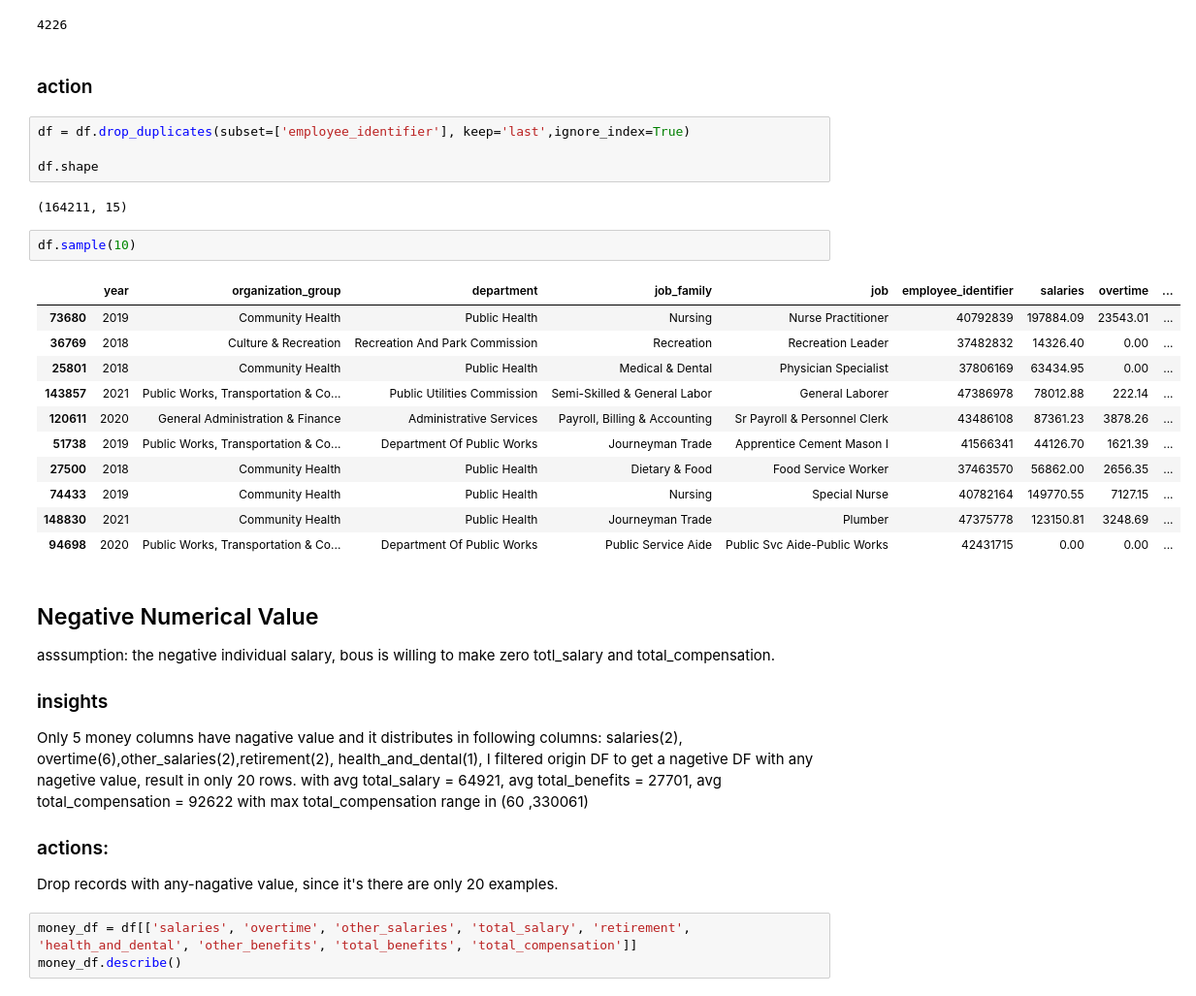
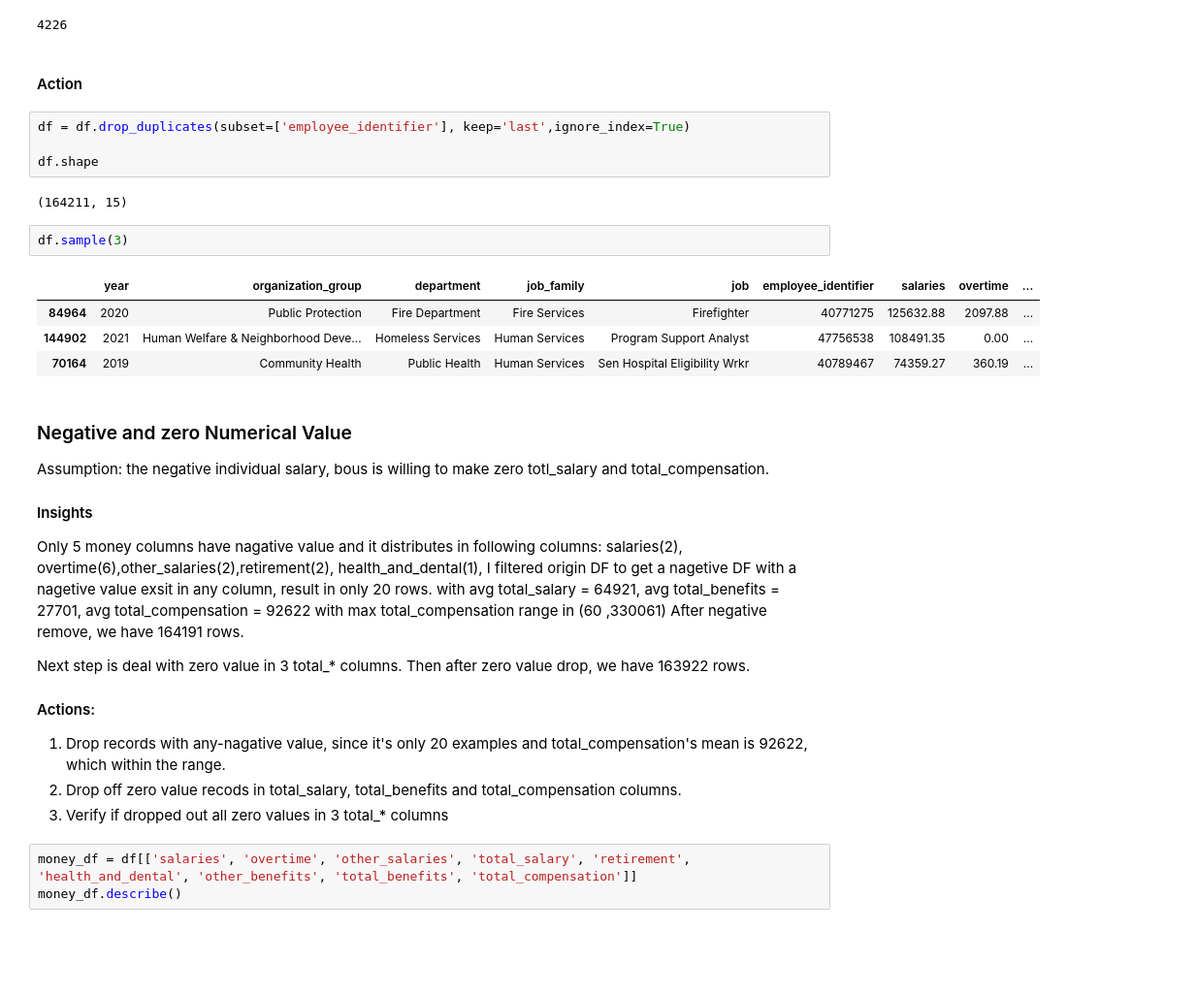
Before and after one commit to susiexia/SF_Employee_Comp_Dash, a Jupyter notebook: sf_comp_jupyter_analytics.ipynb, the cells around one changed output. Shown: that part at 97% size. Saved outputs shown, nothing was run; the diff lists cells and outputs as text; blank space fills up the shorter version.

```diff
--- a/sf_comp_jupyter_analytics.ipynb
+++ b/sf_comp_jupyter_analytics.ipynb
@@ -234,7 +255,7 @@ df.employee_identifier.duplicated().sum()
 # %% [output]
 4226
 # %% [markdown]
-### action
+#### Action
 # %%
 df = df.drop_duplicates(subset=['employee_identifier'], keep='last',ignore_index=True)
 
@@ -242,33 +263,31 @@ df.shape
 # %% [output]
 (164211, 15)
 # %%
-df.sample(10)
+df.sample(3)
 # %% [output]
 |  | year | organization_group | department | job_family | job | employee_identifier | salaries | overtime | ... |
-| 73680 | 2019 | Community Health | Public Health | Nursing | Nurse Practitioner | 40792839 | 197884.09 | 23543.01 | ... |
-| 36769 | 2018 | Culture & Recreation | Recreation And Park Commission | Recreation | Recreation Leader | 37482832 | 14326.40 | 0.00 | ... |
-| 25801 | 2018 | Community Health | Public Health | Medical & Dental | Physician Specialist | 37806169 | 63434.95 | 0.00 | ... |
-| 143857 | 2021 | Public Works, Transportation & Co... | Public Utilities Commission | Semi-Skilled & General Labor | General Laborer | 47386978 | 78012.88 | 222.14 | ... |
-| 120611 | 2020 | General Administration & Finance | Administrative Services | Payroll, Billing & Accounting | Sr Payroll & Personnel Clerk | 43486108 | 87361.23 | 3878.26 | ... |
-| 51738 | 2019 | Public Works, Transportation & Co... | Department Of Public Works | Journeyman Trade | Apprentice Cement Mason I | 41566341 | 44126.70 | 1621.39 | ... |
-| 27500 | 2018 | Community Health | Public Health | Dietary & Food | Food Service Worker | 37463570 | 56862.00 | 2656.35 | ... |
-| 74433 | 2019 | Community Health | Public Health | Nursing | Special Nurse | 40782164 | 149770.55 | 7127.15 | ... |
-| 148830 | 2021 | Community Health | Public Health | Journeyman Trade | Plumber | 47375778 | 123150.81 | 3248.69 | ... |
-| 94698 | 2020 | Public Works, Transportation & Co... | Department Of Public Works | Public Service Aide | Public Svc Aide-Public Works | 42431715 | 0.00 | 0.00 | ... |
+| 84964 | 2020 | Public Protection | Fire Department | Fire Services | Firefighter | 40771275 | 125632.88 | 2097.88 | ... |
+| 144902 | 2021 | Human Welfare & Neighborhood Deve... | Homeless Services | Human Services | Program Support Analyst | 47756538 | 108491.35 | 0.00 | ... |
+| 70164 | 2019 | Community Health | Public Health | Human Services | Sen Hospital Eligibility Wrkr | 40789467 | 74359.27 | 360.19 | ... |
 # %% [markdown]
-##  Negative Numerical Value
+###  Negative and zero Numerical Value
 
-asssumption: the negative individual salary, bous is willing to make zero totl_salary and total_compensation.
+Assumption: the negative individual salary, bous is willing to make zero totl_salary and total_compensation.
 
-### insights
+#### Insights
 Only 5 money columns have nagative value and it distributes in following columns:
 salaries(2), overtime(6),other_salaries(2),retirement(2), health_and_dental(1),
-I filtered origin DF to get a nagetive DF with any nagetive value, result in only 20 rows.
+I filtered origin DF to get a nagetive DF with a nagetive value exsit in any column, result in only 20 rows.
 with avg total_salary = 64921, avg total_benefits = 27701, avg total_compensation = 92622
 with max total_compensation range in (60 ,330061)
+After negative remove, we have 164191 rows.
 
-### actions:
-Drop records with any-nagative value, since it's there are only 20 examples.
+Next step is deal with zero value in 3 total_* columns.
+Then after zero value drop, we have 163922 rows.
+#### Actions:
+1. Drop records with any-nagative value, since it's only 20 examples and total_compensation's mean is 92622, which within the range.
+2. Drop off zero value recods in total_salary, total_benefits and total_compensation columns.
+3. Verify if dropped out all zero values in 3 total_* columns
 # %%
 money_df = df[['salaries', 'overtime', 'other_salaries', 'total_salary', 'retirement', 'health_and_dental', 'other_benefits', 'total_benefits', 'total_compensation']]
 money_df.describe()
```
Also changed, not shown: parts of 39 cells of this notebook.
